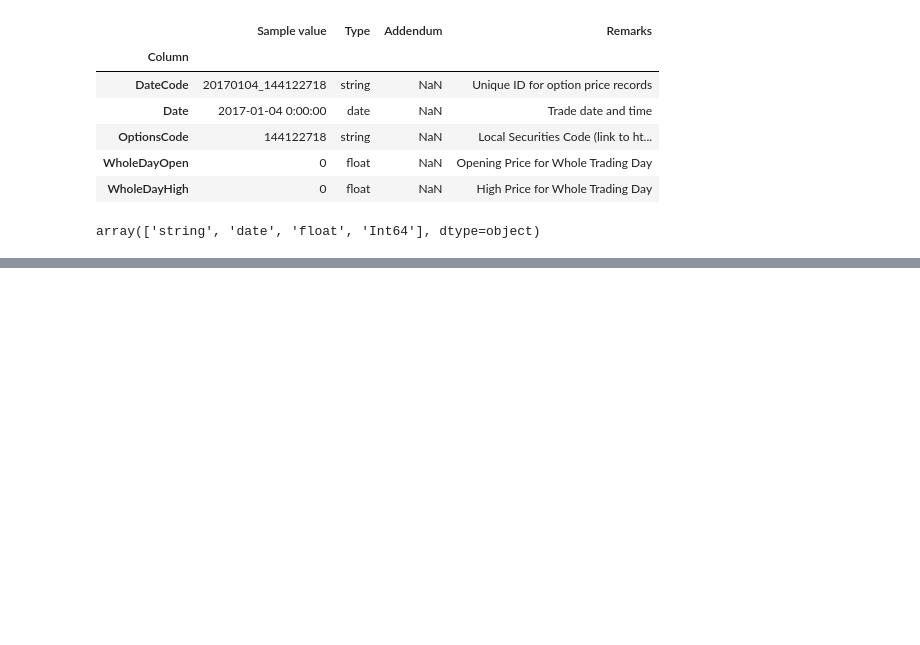
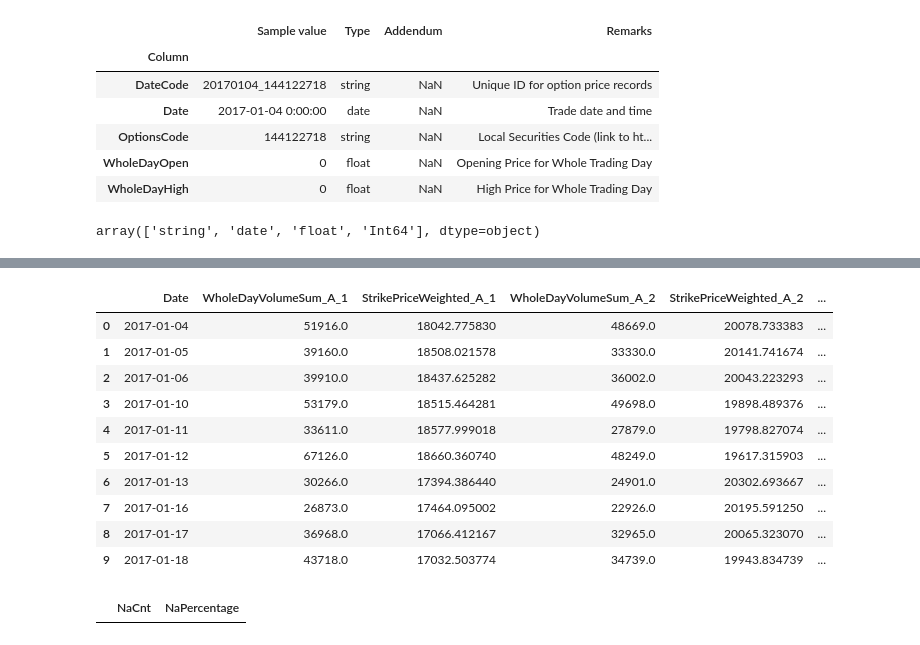
Before and after one commit to pandeydivesh15/machine-learning-practice, a Jupyter notebook: kaggle/jpx-tokyo-stock-exchange-prediction/v1.0.ipynb, the cells around one changed output, grey strips where cells are left out. Drawn from its saved outputs; the diff is of its cells as text; code cells hidden in the pictures; blank space fills up the shorter version.

```diff
--- a/kaggle/jpx-tokyo-stock-exchange-prediction/v1.0.ipynb
+++ b/kaggle/jpx-tokyo-stock-exchange-prediction/v1.0.ipynb
@@ -687,0 +998,2 @@ train_options.head()
+# %%
+train_options["LastTradingDayDiffClass"] = train_options["LastTradingDayDiffClass"].astype('category')
@@ -687,0 +1020,13 @@ train_options.head()
+# %%
+# Drop cols which are not being used for any FE
+# TODO for future (about usng any of them)
+train_options.drop([
+    "TradingVolume",
+    "TradingValue",
+    "ContractMonth",
+    "SpecialQuotationDay",
+    "LastTradingDay"
+], axis=1, inplace=True)
+
+# Rename open interest col
+train_options.rename(columns={"OpenInterest": "OpenInterestOptions"}, inplace=True)
@@ -687,0 +1053,17 @@ train_options.head()
+# %%
+%%time
+def _options_fe(df):
+    whole_day_volume_sum = df["WholeDayVolume"].sum()
+    strike_price_weighted = np.NaN
+    if whole_day_volume_sum > 0:
+        strike_price_weighted = (df["WholeDayVolume"] * df["StrikePrice"]).sum() / whole_day_volume_sum
+    ser = pd.Series(
+        [whole_day_volume_sum, strike_price_weighted],
+        index=["WholeDayVolumeSum", "StrikePriceWeighted"]
+    )
+    return ser
+
+train_options_g = train_options.groupby(
+    ["LastTradingDayDiffClass", "Putcall", "Date"]).apply(_options_fe).reset_index()
+
+train_options_g.shape
@@ -687,0 +1083,4 @@ train_options.head()
+# %%
+train_options_g = enhance_df_by_column_value(
+    train_options_g, ["LastTradingDayDiffClass", "Putcall"], ["Date"],
+    is_multiple_cols=True, concat_join_type="outer")
@@ -687,0 +1105,22 @@ train_options.head()
+# %%
+train_options_g.head(10)
+# %% [output]
+|  | Date | WholeDayVolumeSum_A_1 | StrikePriceWeighted_A_1 | WholeDayVolumeSum_A_2 | StrikePriceWeighted_A_2 | ... |
+| 0 | 2017-01-04 | 51916.0 | 18042.775830 | 48669.0 | 20078.733383 | ... |
+| 1 | 2017-01-05 | 39160.0 | 18508.021578 | 33330.0 | 20141.741674 | ... |
+| 2 | 2017-01-06 | 39910.0 | 18437.625282 | 36002.0 | 20043.223293 | ... |
+| 3 | 2017-01-10 | 53179.0 | 18515.464281 | 49698.0 | 19898.489376 | ... |
+| 4 | 2017-01-11 | 33611.0 | 18577.999018 | 27879.0 | 19798.827074 | ... |
+| 5 | 2017-01-12 | 67126.0 | 18660.360740 | 48249.0 | 19617.315903 | ... |
+| 6 | 2017-01-13 | 30266.0 | 17394.386440 | 24901.0 | 20302.693667 | ... |
+| 7 | 2017-01-16 | 26873.0 | 17464.095002 | 22926.0 | 20195.591250 | ... |
+| 8 | 2017-01-17 | 36968.0 | 17066.412167 | 32965.0 | 20065.323070 | ... |
+| 9 | 2017-01-18 | 43718.0 | 17032.503774 | 34739.0 | 19943.834739 | ... |
+# %%
+# This helps us in optimizing `max_days_diff` / `max_class_allowed`
+
+na_options_df = na_analysis(train_options_g)
+na_options_df
+# bar_plot(na_options_df.index, na_options_df.NaCnt, "NA Count for Options DF", yaxis="NACnt", c_scale="Bluered")
+# %% [output]
+|  | NaCnt | NaPercentage |
```
Also changed, not shown: parts of 59 cells of this notebook.
